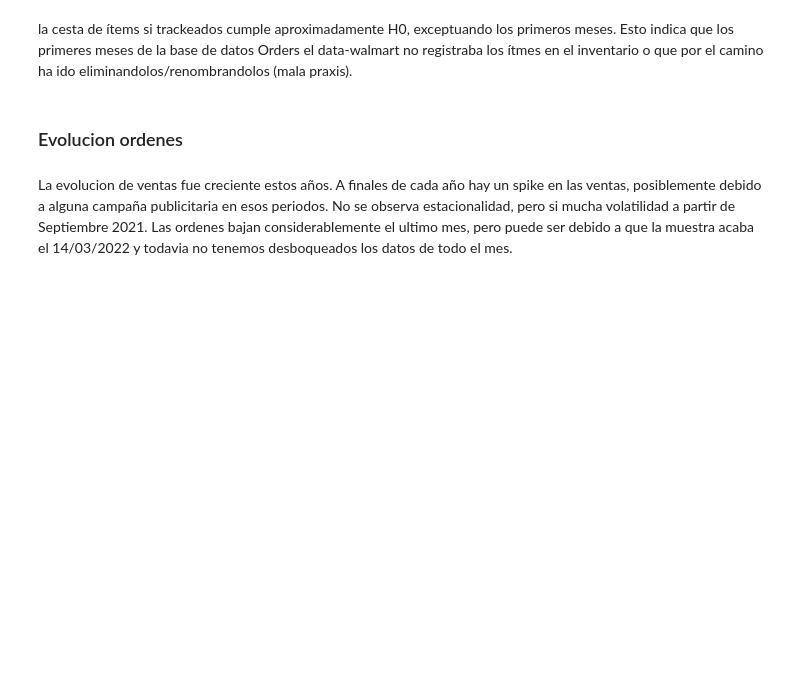
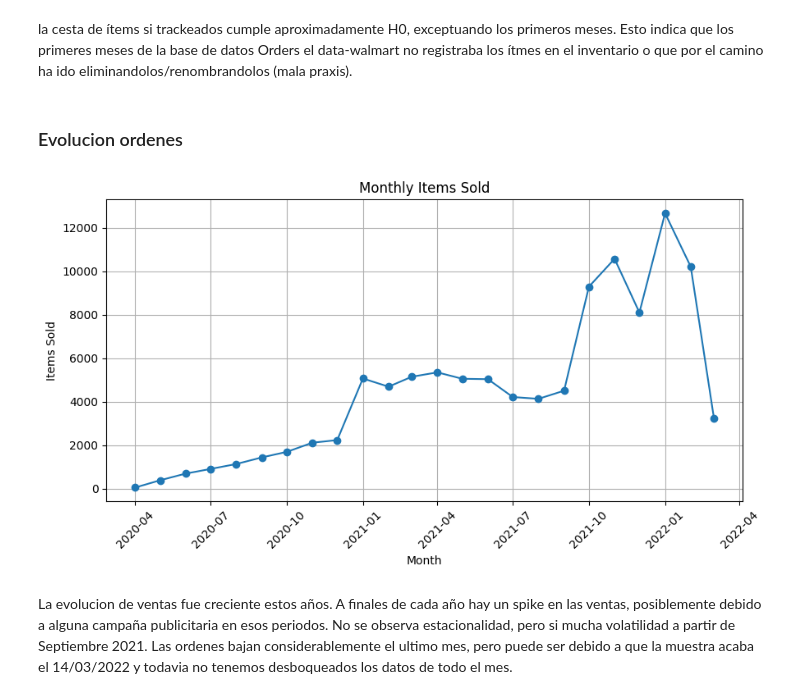
Before and after one commit to RamonCMo/zrive-ds, a Jupyter notebook: src/module_2/EDA.ipynb, the cells around one changed output. Cells and saved outputs as stored; diff of their text form; code cells hidden in the pictures; blank space fills up the shorter version.

```diff
--- a/src/module_2/EDA.ipynb
+++ b/src/module_2/EDA.ipynb
@@ -253,22 +386,24 @@ la cesta de ítems si trackeados cumple aproximadamente H0, exceptuando los prim
 # %% [markdown]
 ### Evolucion ordenes
 # %%
-def plot_series_temporales(orders_df):
+def plot_series_temporales(orders_df: pd.DataFrame) -> plt:
     orders_df = orders_df.explode('ordered_items')
     monthly_orders = orders_df.groupby(orders_df['order_date'].dt.to_period('M')).size()
     monthly_items_sold_df = pd.DataFrame({'Month': monthly_orders.index.to_timestamp(), 'Items Sold': monthly_orders.values})
     monthly_items_sold_df = monthly_items_sold_df.sort_values(by='Month')
 
     plt.figure(figsize=(9, 5))
     plt.plot(monthly_items_sold_df['Month'], monthly_items_sold_df['Items Sold'], marker='o', linestyle='-')
     plt.xlabel('Month')
     plt.ylabel('Items Sold')
     plt.title('Monthly Items Sold')
     plt.xticks(rotation=45)
     plt.grid(True)
     plt.tight_layout()
     plt.show()
 plot_series_temporales(orders_df=orders)
+# %% [output]
+[figure, added]
 # %% [markdown]
 La evolucion de ventas fue creciente estos años. A finales de cada año hay un spike en las ventas, posiblemente debido a alguna campaña publicitaria en esos periodos. No se observa estacionalidad, pero si mucha volatilidad a partir de Septiembre 2021. Las ordenes bajan considerablemente el ultimo mes, pero puede ser debido a que la muestra acaba el 14/03/2022 y todavia no tenemos desboqueados los datos de todo el mes.
 # %% [markdown]
```
Also changed, not shown: parts of 35 cells of this notebook, 1 other file.
